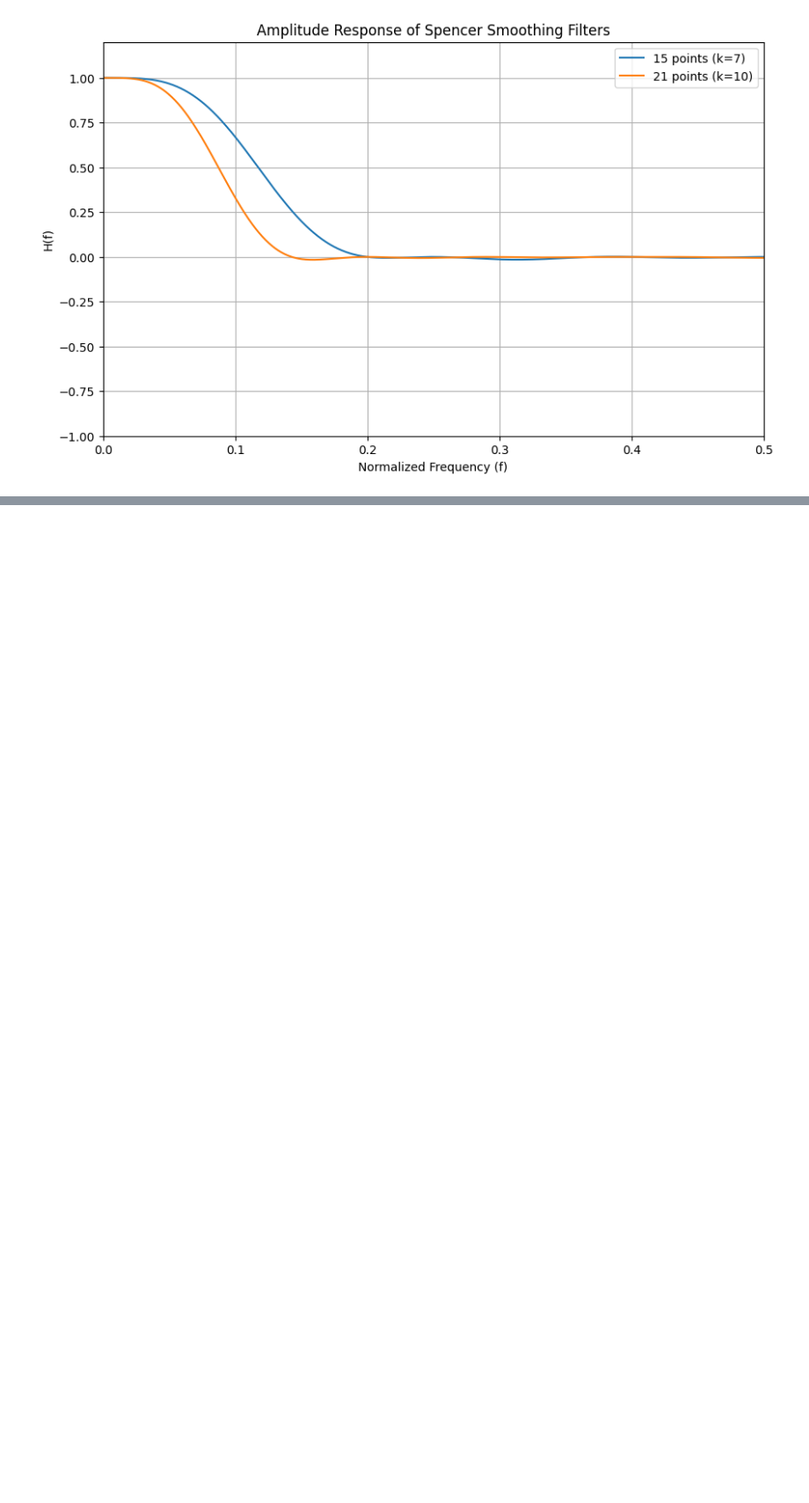
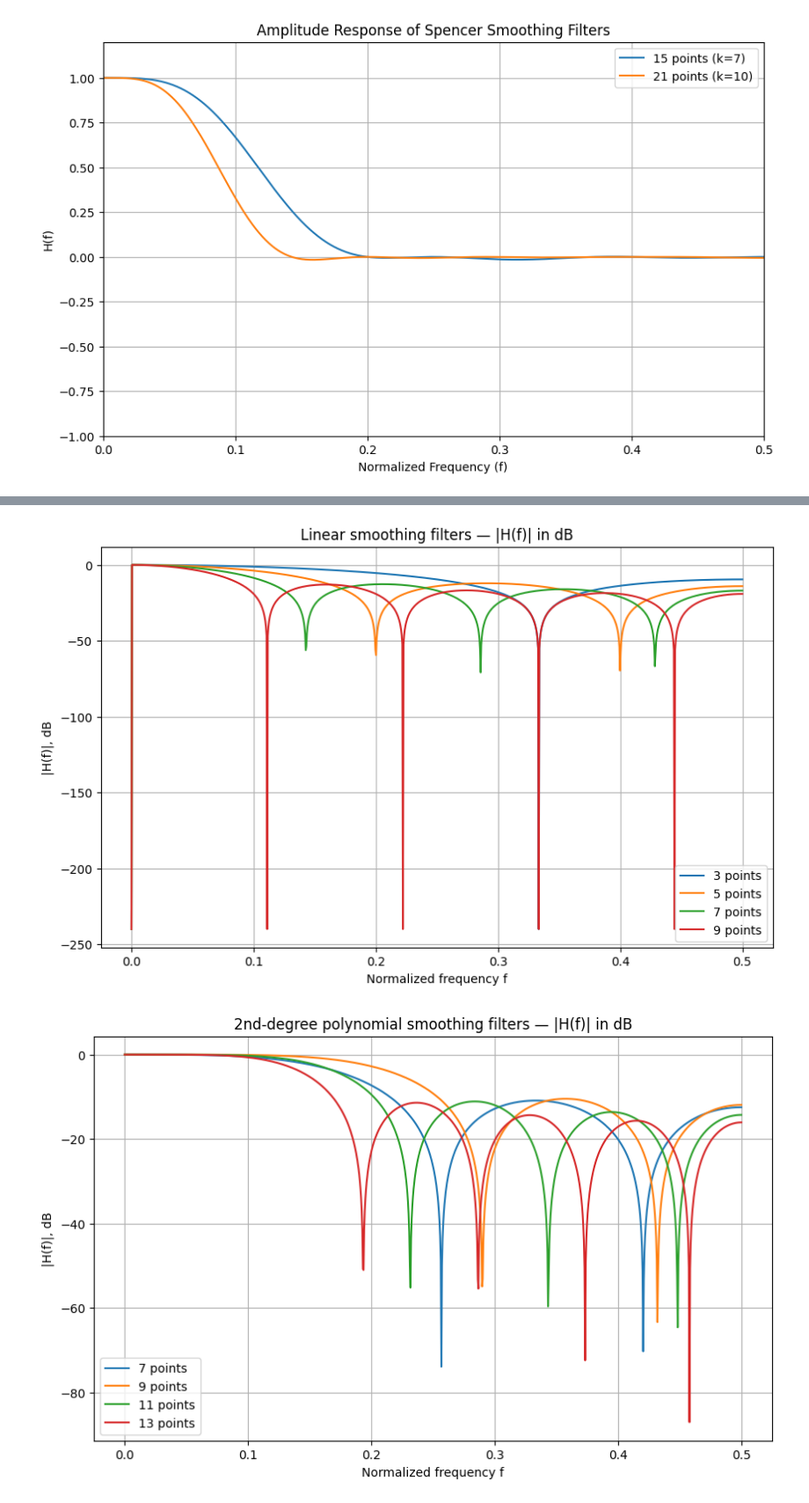
Before and after one commit to the-mvi/dsp-2025, a Jupyter notebook: 2381_Akhmetgareev_KI_Samulevich_SA/lab3.ipynb, the cells around one changed output, grey strips where cells are left out. Shown at 88% size. Saved outputs shown, nothing was run; the diff lists cells and outputs as text; code cells hidden in the pictures; blank space fills up the shorter version.

```diff
--- a/2381_Akhmetgareev_KI_Samulevich_SA/lab3.ipynb
+++ b/2381_Akhmetgareev_KI_Samulevich_SA/lab3.ipynb
@@ -270,0 +403,60 @@ plt.show()
+# %%
+import numpy as np
+import matplotlib.pyplot as plt
+
+
+def H_to_dB(H):
+    return 20 * np.log10(np.abs(H) + 1e-12)
+
+f = np.linspace(0, 0.5, 1000)
+
+k_values = [1, 2, 3, 4]
+labels_linear = ['3 points', '5 points', '7 points', '9 points']
+
+plt.figure(figsize=(10, 6))
+for k, label in zip(k_values, labels_linear):
+    H = np.sin((2*k+1)*np.pi*f) / ((2*k+1)*np.sin(np.pi*f) + 1e-12)
+    plt.plot(f, H_to_dB(H), label=label)
+plt.title('Linear smoothing filters — |H(f)| in dB')
+plt.xlabel('Normalized frequency f')
+plt.ylabel('|H(f)|, dB')
+plt.grid(True)
+plt.legend()
+plt.show()
+
+plt.figure(figsize=(10, 6))
+plt.plot(f, H_to_dB(H_f_k3(f)), label='7 points')
+plt.plot(f, H_to_dB(H_f_k4(f)), label='9 points')
+plt.plot(f, H_to_dB(H_f_k5(f)), label='11 points')
+plt.plot(f, H_to_dB(H_f_k6(f)), label='13 points')
+plt.title('2nd-degree polynomial smoothing filters — |H(f)| in dB')
+plt.xlabel('Normalized frequency f')
+plt.ylabel('|H(f)|, dB')
+plt.grid(True)
+plt.legend()
+plt.show()
+
+plt.figure(figsize=(10, 6))
+plt.plot(f, H_to_dB(H_f_k4(f)), label='9 points')
+plt.plot(f, H_to_dB(H_f_k5(f)), label='11 points')
+plt.plot(f, H_to_dB(H_f_k6(f)), label='13 points')
+plt.plot(f, H_to_dB(H_f_k7(f)), label='15 points')
+plt.title('4th-degree polynomial smoothing filters — |H(f)| in dB')
+plt.xlabel('Normalized frequency f')
+plt.ylabel('|H(f)|, dB')
+plt.grid(True)
+plt.legend()
+plt.show()
+
+plt.figure(figsize=(10, 6))
+plt.plot(f, H_to_dB(H_f_k7(f)), label='15 points')
+plt.plot(f, H_to_dB(H_f_k10(f)), label='21 points')
+plt.title('Spencer smoothing filters — |H(f)| in dB')
+plt.xlabel('Normalized frequency f')
+plt.ylabel('|H(f)|, dB')
+plt.grid(True)
+plt.legend()
+plt.show()
+# %% [output]
+[figure, added]
+[figure, added]
```
Also changed, not shown: parts of 13 cells of this notebook.
